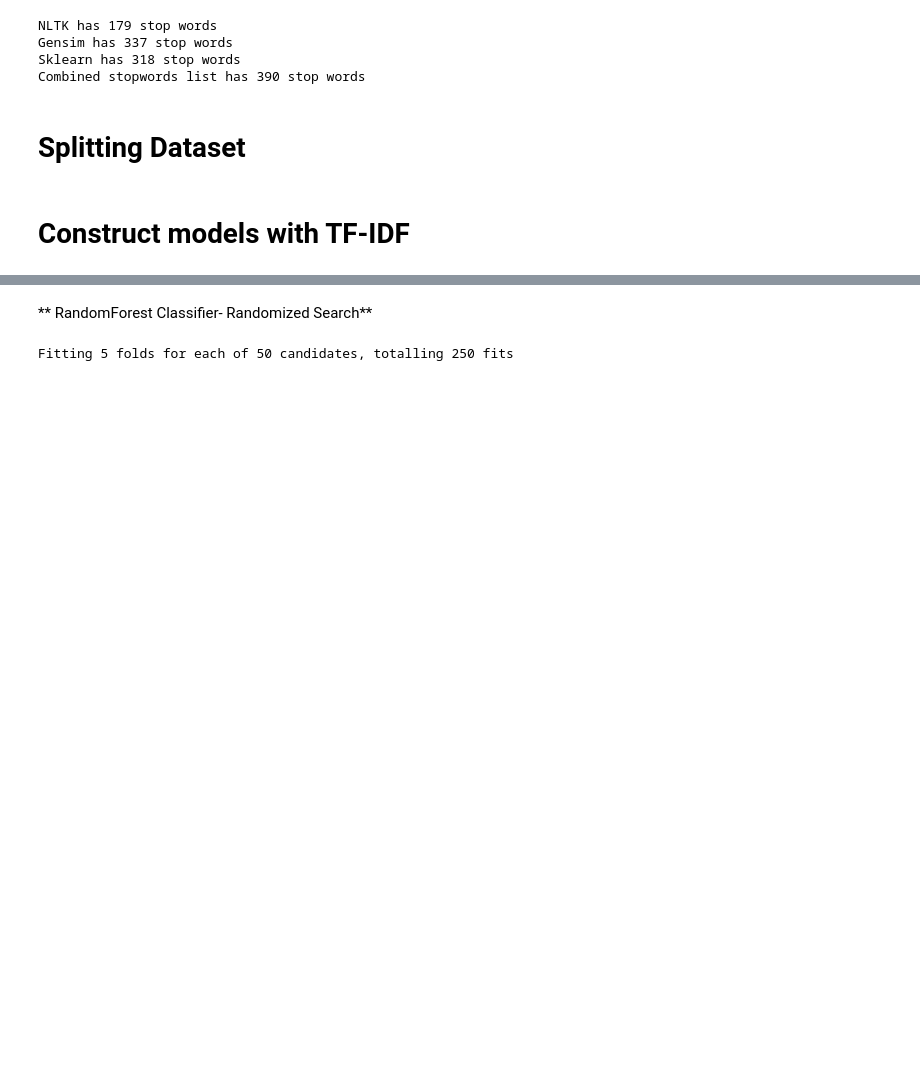
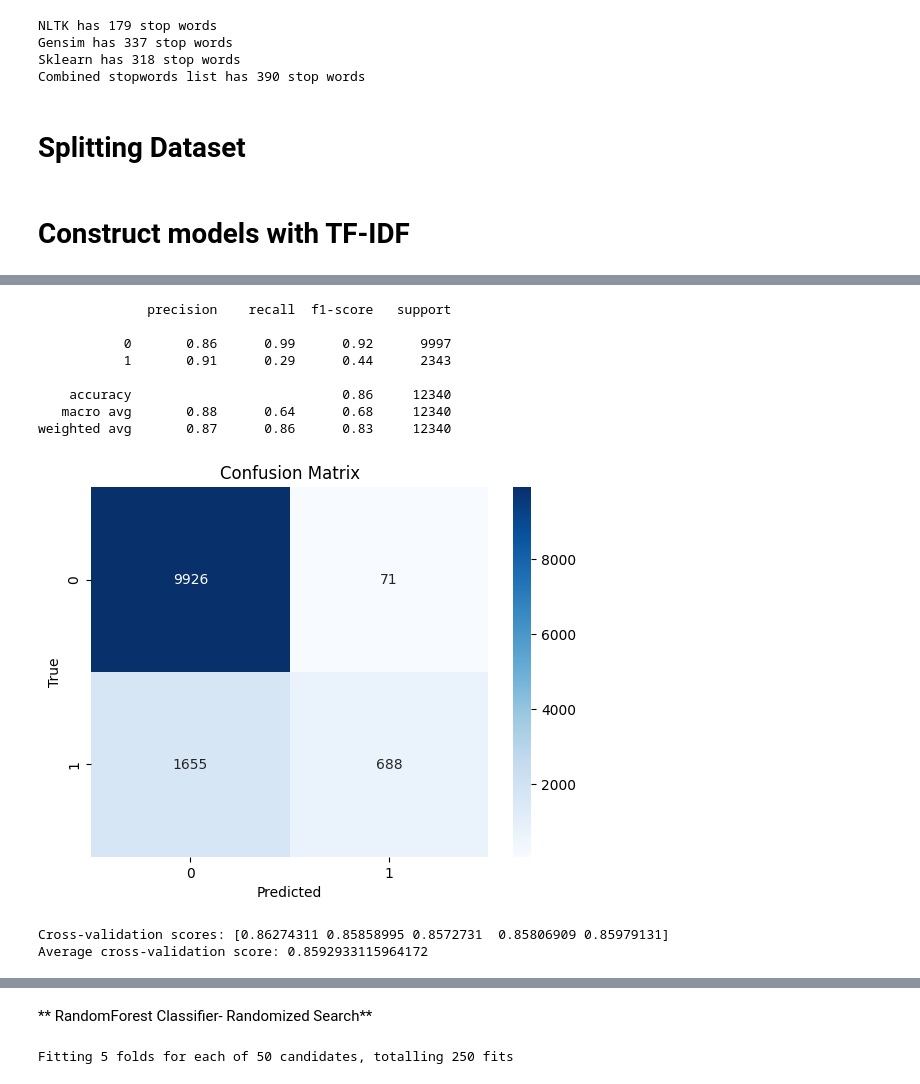
Before and after one commit to borisPMC/NewsHeadline, a Jupyter notebook: COMP4423_newsV3.ipynb, the cells around one changed output, grey strips where cells are left out. Cells and saved outputs as stored; diff of their text form; code cells hidden in the pictures; blank space fills up the shorter version.

```diff
--- a/COMP4423_newsV3.ipynb
+++ b/COMP4423_newsV3.ipynb
@@ -104,3 +106,56 @@ tfidf_vectorizer = TfidfVectorizer(tokenizer = word_tokenize, max_features = 300
 tfidf_train = tfidf_vectorizer.fit_transform(x_train)
 tfidf_test = tfidf_vectorizer.transform(x_test)
 tfidf_features = tfidf_vectorizer.get_feature_names_out()
+# %%
+# Create a pipeline with PCA and logistic regression
+from matplotlib import pyplot as plt
+from sklearn.pipeline import Pipeline
+from sklearn.linear_model import LogisticRegression
+from sklearn.decomposition import PCA
+import seaborn as sns
+from sklearn.model_selection import cross_val_score
+from sklearn.metrics import classification_report, confusion_matrix
+
+
+# Convert sparse matrix to dense array
+tfidf_train_dense = tfidf_train.toarray()
+tfidf_test_dense = tfidf_test.toarray()
+# Define the pipeline
+pipeline = Pipeline([
+    ('pca', PCA(n_components=10)),  # Adjust n_components based on your data
+    ('logistic_regression', LogisticRegression(random_state=42))
+])
+
+# Fit the pipeline
+pipeline.fit(tfidf_train_dense, y_train)
+
+# Predict on the test set
+predictions = pipeline.predict(tfidf_test_dense)
+
+# Print classification report
+print(classification_report(y_test, predictions))  # Corrected to use y_test
+
+# Plot confusion matrix
+cm = confusion_matrix(y_test, predictions)
+sns.heatmap(cm, annot=True, fmt='d', cmap='Blues')
+plt.xlabel('Predicted')
+plt.ylabel('True')
+plt.title('Confusion Matrix')
+plt.show()
+
+# Perform 5-fold cross-validation
+scores = cross_val_score(pipeline, tfidf_train_dense, y_train, cv=5, scoring='accuracy')
+print(f"Cross-validation scores: {scores}")
+print(f"Average cross-validation score: {np.mean(scores)}")
+# %% [output]
+              precision    recall  f1-score   support
+
+           0       0.86      0.99      0.92      9997
+           1       0.91      0.29      0.44      2343
+
+    accuracy                           0.86     12340
+   macro avg       0.88      0.64      0.68     12340
+weighted avg       0.87      0.86      0.83     12340
+[figure, added]
+Cross-validation scores: [0.86274311 0.85858995 0.8572731  0.85806909 0.85979131]
+Average cross-validation score: 0.8592933115964172
```
Also changed, not shown: parts of 8 cells of this notebook.
